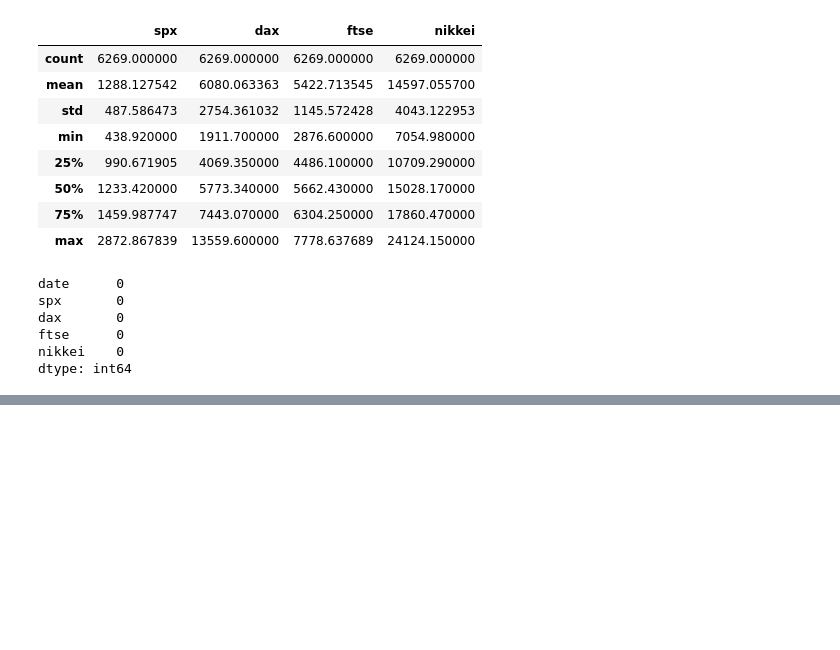
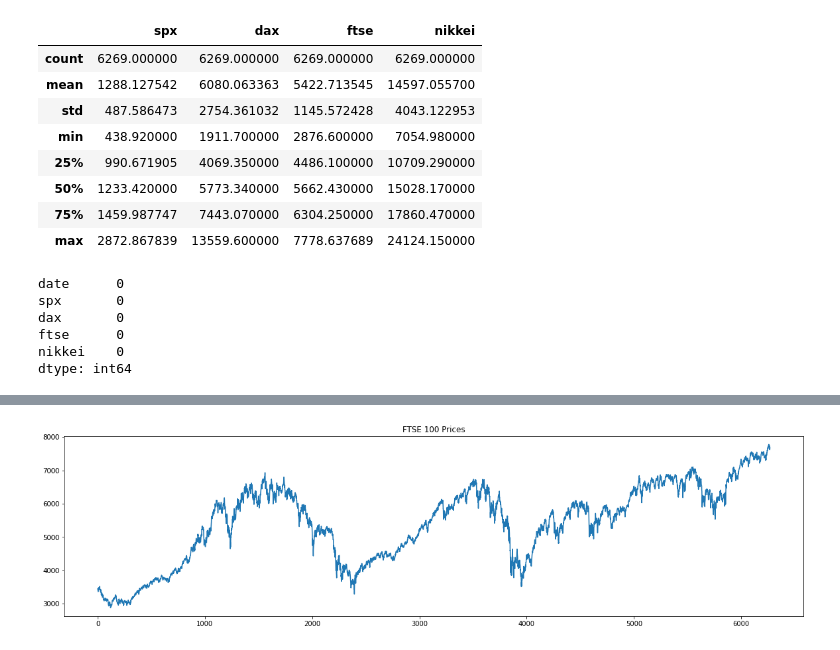
Before and after one commit to rvjh/PythonPractice, a Jupyter notebook: Time_Series_1.ipynb, the cells around one changed output, grey strips where cells are left out. Cells and saved outputs as stored; diff of their text form; code cells hidden in the pictures; blank space fills up the shorter version.

```diff
--- a/Time_Series_1.ipynb
+++ b/Time_Series_1.ipynb
@@ -51,0 +57,5 @@ plt.show()
+# %%
+df_comp.ftse.plot(figsize=(20,5),title = 'FTSE 100 Prices')
+plt.show()
+# %% [output]
+[figure, added]
```
Also changed, not shown: parts of 4 cells of this notebook.
